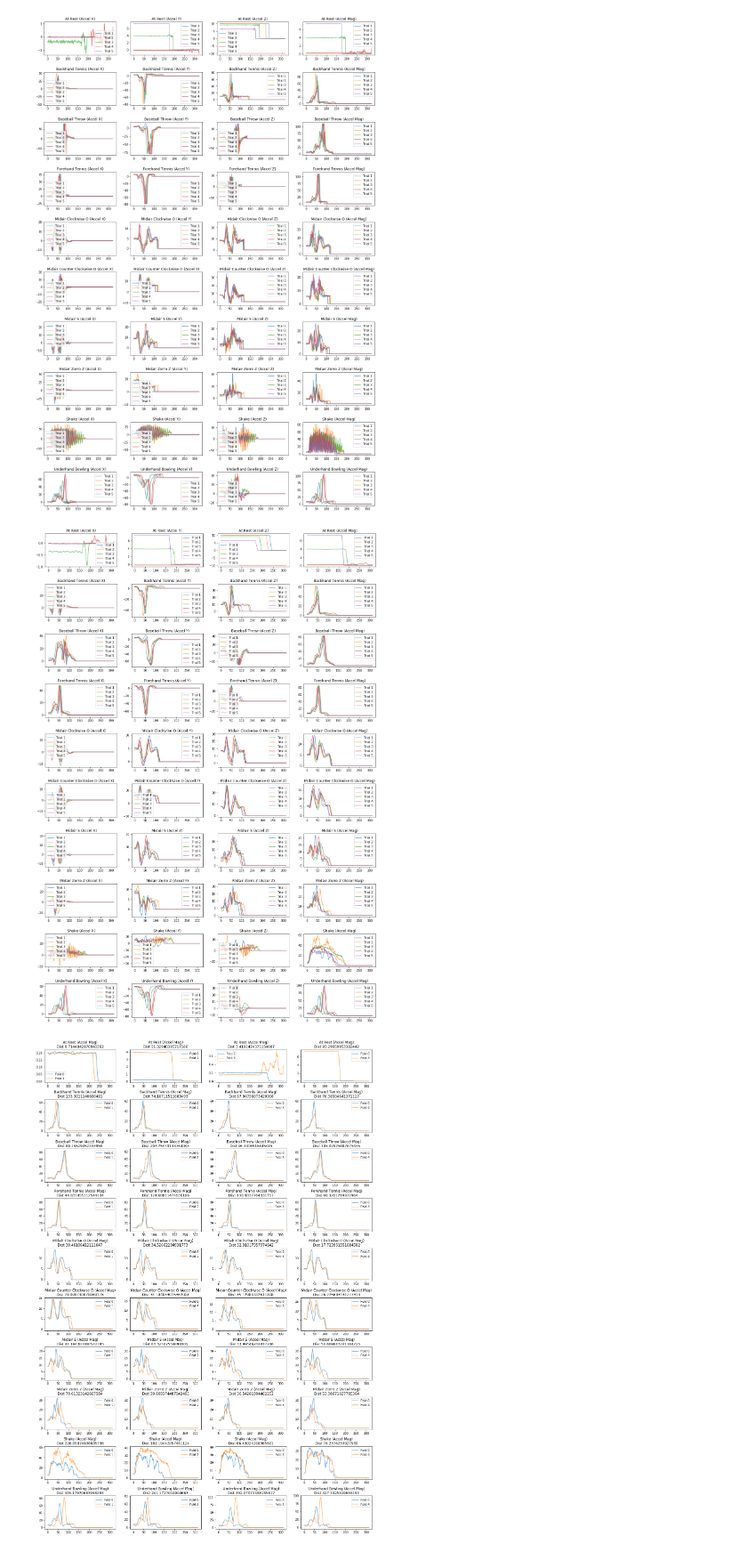
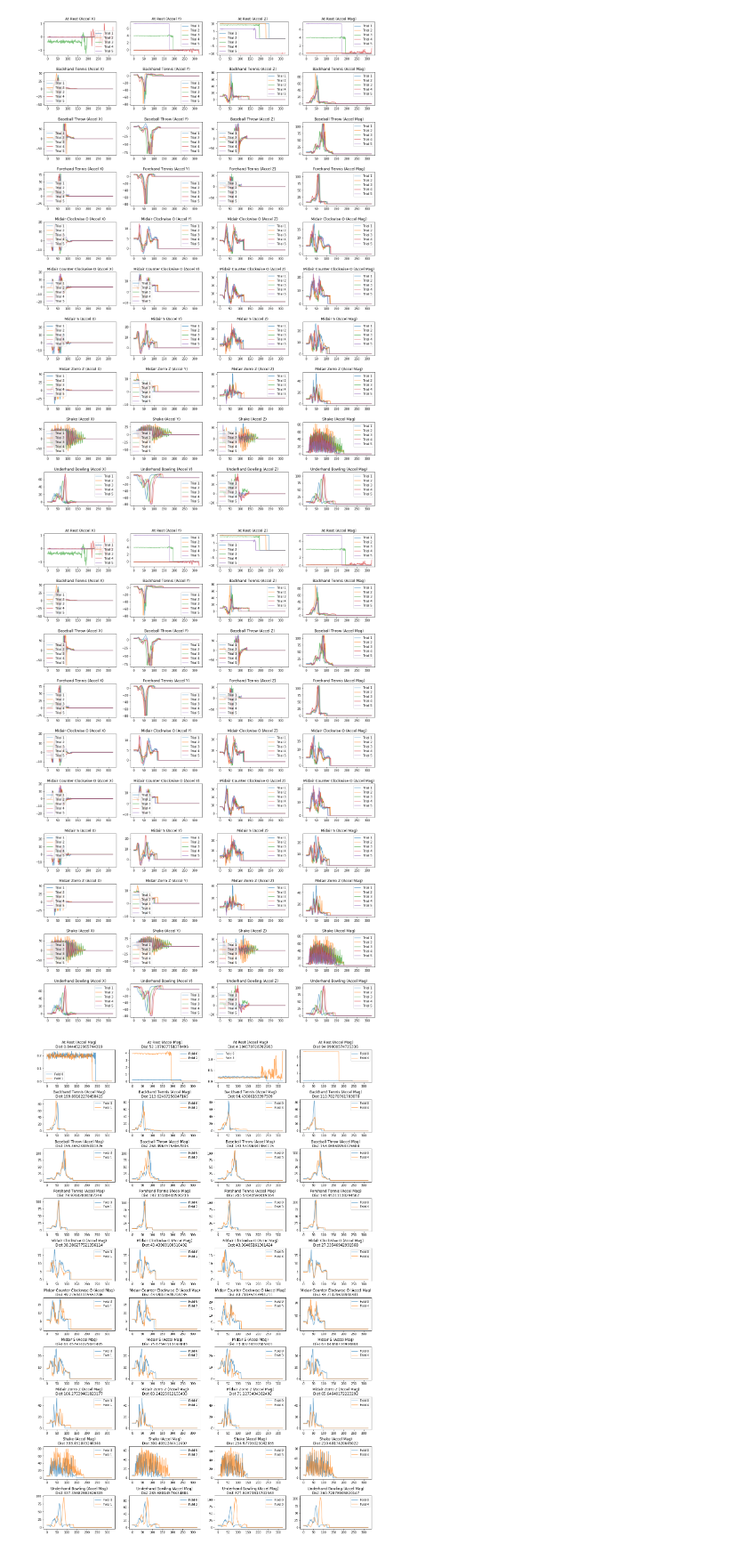
Before and after one commit to jeeshnair/gestureanalysis, a Jupyter notebook: MidpointCheckin.ipynb, the cells around one changed output. Shown at 89% size. Saved outputs shown, nothing was run; the diff lists cells and outputs as text; code cells hidden in the pictures.

```diff
--- a/MidpointCheckin.ipynb
+++ b/MidpointCheckin.ipynb
@@ -215,7 +239,7 @@ def get_min_num_of_trials( mapGestureToTrials ):
             minNumTrials = len(trialSet)
     return minNumTrials
 # %%
-logPath = "C:\jupyter\JonGestureLogs"
+logPath ="D:\JonGestureLogs"
 from scipy.spatial import distance
 
 mapGestureToTrials = parse_and_create_gesture_trials(logPath)
@@ -275,7 +299,7 @@ for gestureName in gestureNamesSorted:
 
     trialNum = 1
     for trial in gestureTrials:
-        SignalTransformer.smoothAndDetrendSignal(trial)
+        # SignalTransformer.smoothAndDetrendSignal(trial)
         axes[index][0].plot(trial.accel.x, alpha=0.7, label="Trial {}".format(trialNum))
         axes[index][1].plot(trial.accel.y, alpha=0.7, label="Trial {}".format(trialNum))
         axes[index][2].plot(trial.accel.z, alpha=0.7, label="Trial {}".format(trialNum))
@@ -295,7 +319,7 @@ for gestureName in gestureNamesSorted:
     axes[index][3].legend()
     index = index + 1
 # %% [output]
-[figure, old version]
+[figure, new version]
 # %%
 fig, axes = plt.subplots(len(mapGestureToTrials), 4, figsize=(20, 3 * len(mapGestureToTrials)))
 fig.subplots_adjust(hspace=0.5)
@@ -306,41 +330,32 @@ from scipy.spatial import distance
 # use a fold of 5 . Every fold contains a trial of a gesture.
 gestureFolds =  [[] for i in range(5)]
 gestureNamesSorted = sorted(mapGestureToTrials.keys())
 
 for gestureName in gestureNamesSorted:
     gestureTrials = mapGestureToTrials[gestureName]
     trialNum = 1
     for trial in gestureTrials:
         gestureFolds[trialNum-1].append(trial)
         trialNum = trialNum + 1
 
-# Smooth all the signals before comparing
-kFold = KFoldCrossValidation(gestureFolds)
-
 axesindex = 0
 plotindex = 0
 for i in range(len(gestureFolds)):
     for j in range(len(gestureFolds[i])):
         plotindex = 0
         for p in range(len(gestureFolds)):
             for q in range(len(gestureFolds[p])):
                 if j == q and i != p:
-                    #print ("Fold {0} Gesture {1} with Fold {2} Gesture {3}".format(
-                     #   i,gestureFolds[i][j].gestureName,p,gestureFolds[p][q].gestureName))
                     if i == 0:
-                        # correlateAToB = signal.correlate(gestureFolds[i][j].accel.mag,gestureFolds[p][q].accel.mag)
-                        # bestCorrelationPoint = np.argmax(correlateAToB)
-                        # indexShift = bestCorrelationPoint
-                        # gestureFolds[i][j].accel.mag = np.roll(gestureFolds[i][j].accel.mag, indexShift)
                         euclideanDist = distance.euclidean(gestureFolds[i][j].accel.mag,gestureFolds[p][q].accel.mag)
                         axes[axesindex][plotindex].plot(gestureFolds[i][j].accel.mag ,alpha=0.7, label="Fold {0}".format(i))
                         axes[axesindex][plotindex].plot(gestureFolds[p][q].accel.mag, alpha=0.7, label="Fold {0}".format(p))
                         axes[axesindex][plotindex].set_title(
                             gestureFolds[i][j].gestureName + " (Accel Mag)\nDist {}".format(euclideanDist))
                         axes[axesindex][plotindex].legend()
                         plotindex = plotindex + 1
         if(i==0):
             axesindex = axesindex+1;
 # %% [output]
-[figure, old version]
+[figure, new version]
 # %%
```
Also changed, not shown: parts of 6 cells of this notebook.
